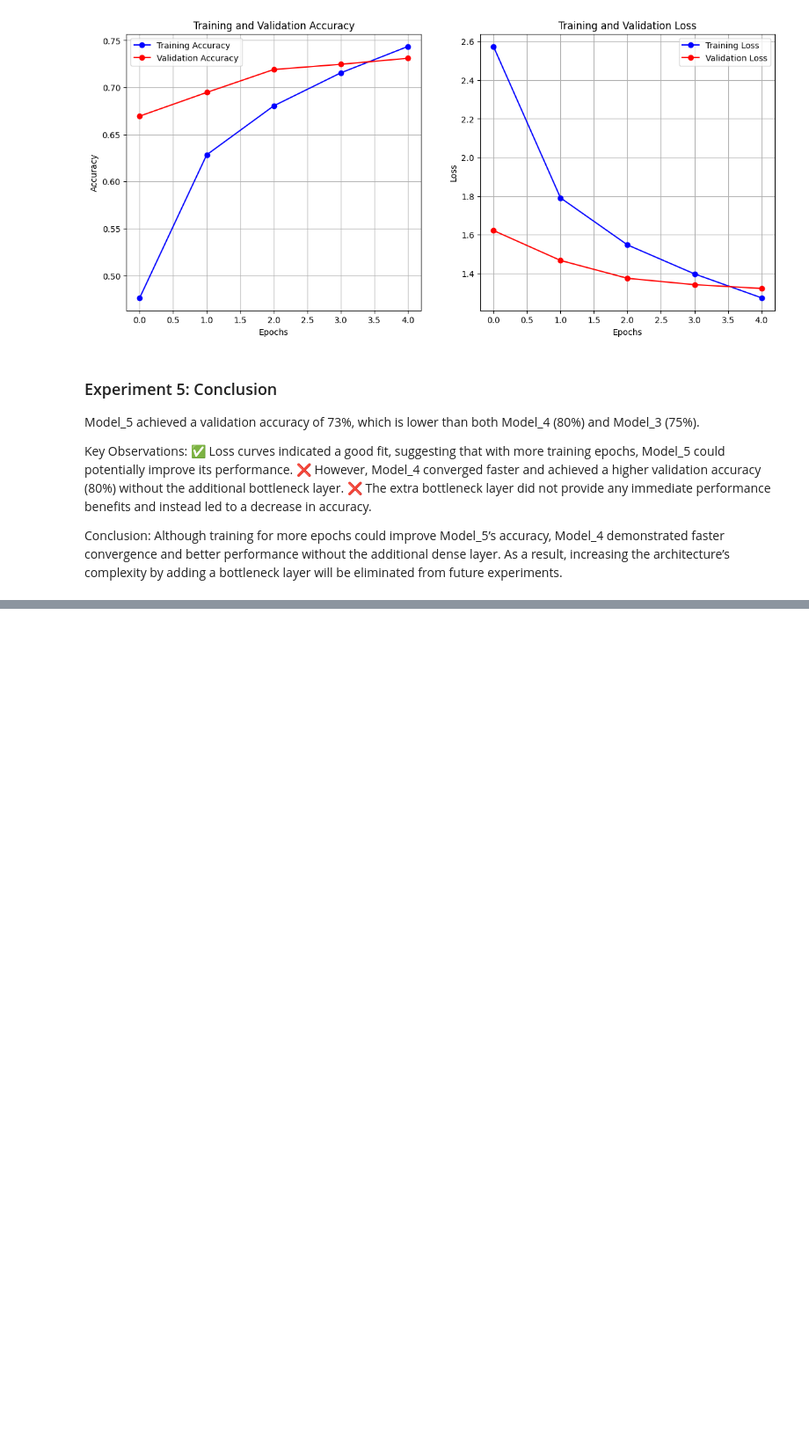
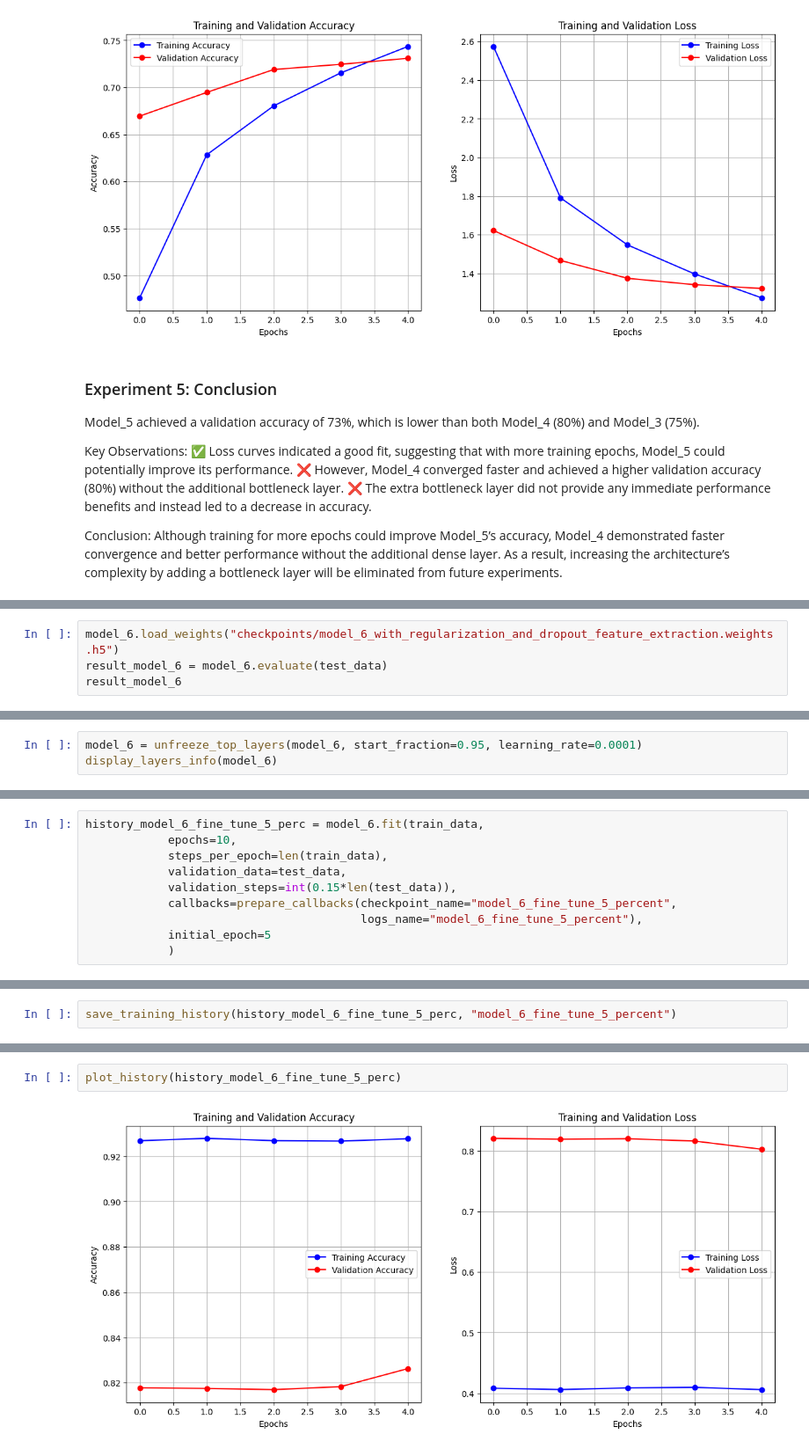
Before and after one commit to HanyAbdelsalam/Food-Vision-app, a Jupyter notebook: training_experiments.ipynb, the cells around one changed output, grey strips where cells are left out. Shown at 88% size. Drawn from its saved outputs; the diff is of its cells as text; blank space fills up the shorter version.

```diff
--- a/training_experiments.ipynb
+++ b/training_experiments.ipynb
@@ -1063,0 +1182,4 @@ As a result, increasing the architecture’s complexity by adding a bottleneck l
+# %%
+model_6.load_weights("checkpoints/model_6_with_regularization_and_dropout_feature_extraction.weights.h5")
+result_model_6 = model_6.evaluate(test_data)
+result_model_6
@@ -1063,0 +1242,3 @@ As a result, increasing the architecture’s complexity by adding a bottleneck l
+# %%
+model_6 = unfreeze_top_layers(model_6, start_fraction=0.95, learning_rate=0.0001)
+display_layers_info(model_6)
@@ -1063,0 +1284,10 @@ As a result, increasing the architecture’s complexity by adding a bottleneck l
+# %%
+history_model_6_fine_tune_5_perc = model_6.fit(train_data,
+            epochs=10,
+            steps_per_epoch=len(train_data),
+            validation_data=test_data,
+            validation_steps=int(0.15*len(test_data)),
+            callbacks=prepare_callbacks(checkpoint_name="model_6_fine_tune_5_percent",
+                                        logs_name="model_6_fine_tune_5_percent"),
+            initial_epoch=5
+            )
@@ -1063,0 +1316,2 @@ As a result, increasing the architecture’s complexity by adding a bottleneck l
+# %%
+save_training_history(history_model_6_fine_tune_5_perc, "model_6_fine_tune_5_percent")
@@ -1063,0 +1326,4 @@ As a result, increasing the architecture’s complexity by adding a bottleneck l
+# %%
+plot_history(history_model_6_fine_tune_5_perc)
+# %% [output]
+[figure, added]
```
Also changed, not shown: parts of 35 cells of this notebook, 21 other files.
